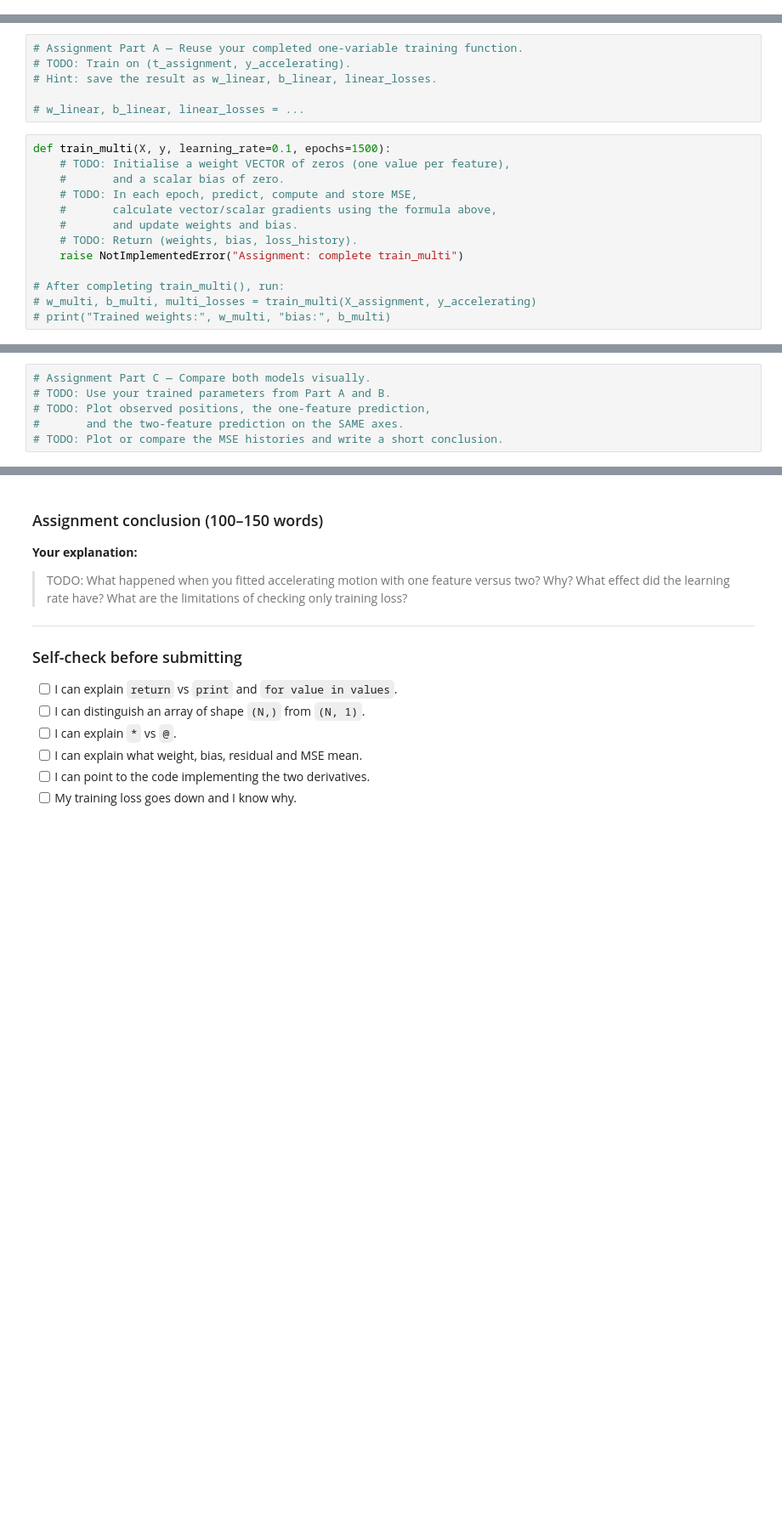
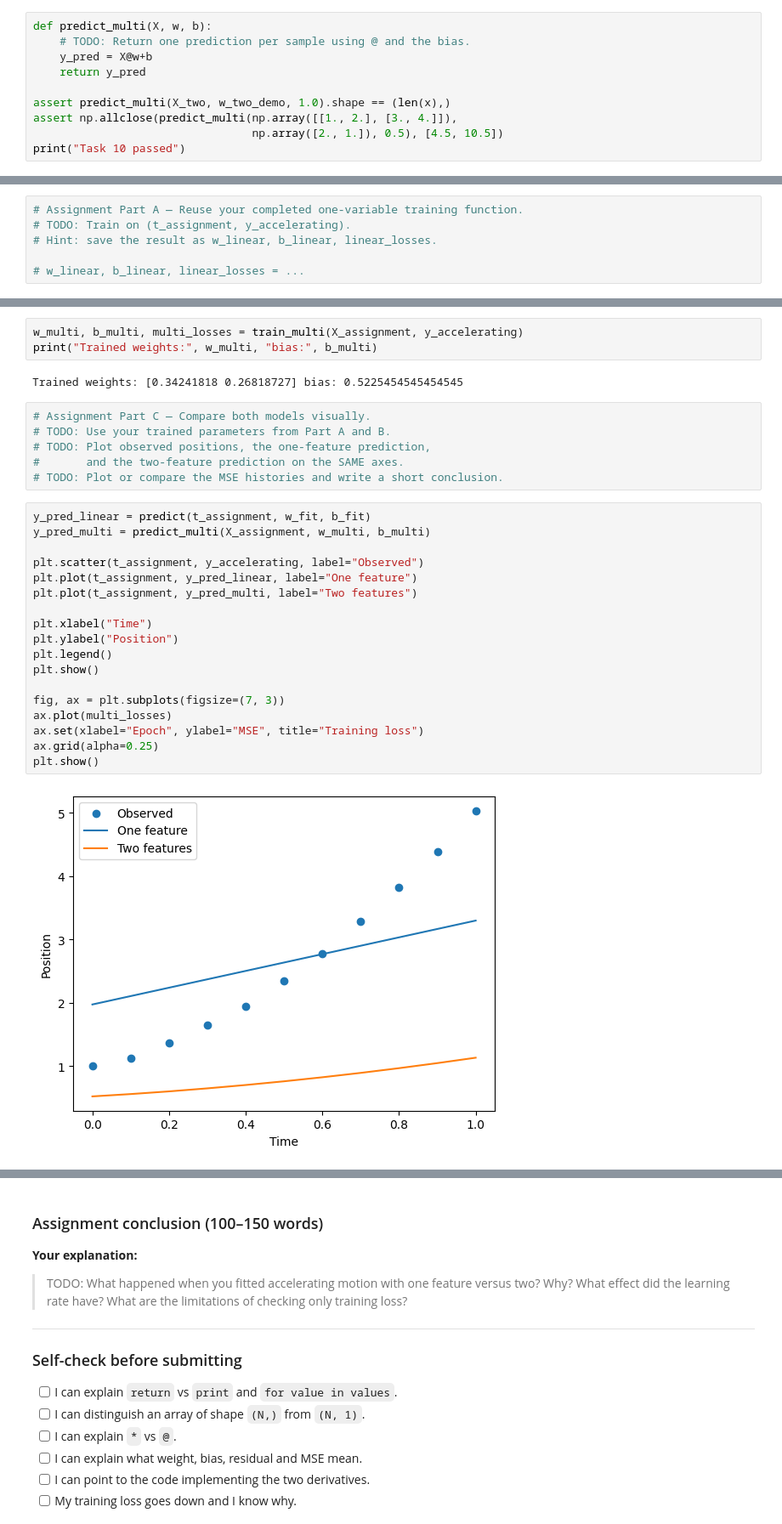
Before and after one commit to SiaDu/MLMPworkshop, a Jupyter notebook: workshop04_Python_NumPy_LinearRegression/Workshop04_Python_NumPy_LinearRegression.ipynb, the cells around one changed output, grey strips where cells are left out. Shown at 85% size. Saved outputs shown, nothing was run; the diff lists cells and outputs as text; blank space fills up the shorter version.

```diff
--- a/workshop04_Python_NumPy_LinearRegression/Workshop04_Python_NumPy_LinearRegression.ipynb
+++ b/workshop04_Python_NumPy_LinearRegression/Workshop04_Python_NumPy_LinearRegression.ipynb
@@ -419,0 +570,10 @@ print("Task 10 passed")
+# %%
+def predict_multi(X, w, b):
+    # TODO: Return one prediction per sample using @ and the bias.
+    y_pred = X@w+b
+    return y_pred
+
+assert predict_multi(X_two, w_two_demo, 1.0).shape == (len(x),)
+assert np.allclose(predict_multi(np.array([[1., 2.], [3., 4.]]),
+                                 np.array([2., 1.]), 0.5), [4.5, 10.5])
+print("Task 10 passed")
@@ -462,16 +628,3 @@ plot_motion_fit(t_assignment, y_accelerating,
 # Hint: save the result as w_linear, b_linear, linear_losses.
 
 # w_linear, b_linear, linear_losses = ...
-# %%
-def train_multi(X, y, learning_rate=0.1, epochs=1500):
-    # TODO: Initialise a weight VECTOR of zeros (one value per feature),
-    #       and a scalar bias of zero.
-    # TODO: In each epoch, predict, compute and store MSE,
-    #       calculate vector/scalar gradients using the formula above,
-    #       and update weights and bias.
-    # TODO: Return (weights, bias, loss_history).
-    raise NotImplementedError("Assignment: complete train_multi")
-
-# After completing train_multi(), run:
-# w_multi, b_multi, multi_losses = train_multi(X_assignment, y_accelerating)
-# print("Trained weights:", w_multi, "bias:", b_multi)
@@ -478,6 +669,31 @@ def train_multi(X, y, learning_rate=0.1, epochs=1500):
+# %%
+w_multi, b_multi, multi_losses = train_multi(X_assignment, y_accelerating)
+print("Trained weights:", w_multi, "bias:", b_multi)
+# %% [output]
+Trained weights: [0.34241818 0.26818727] bias: 0.5225454545454545
 # %%
 # Assignment Part C — Compare both models visually.
 # TODO: Use your trained parameters from Part A and B.
 # TODO: Plot observed positions, the one-feature prediction,
 #       and the two-feature prediction on the SAME axes.
 # TODO: Plot or compare the MSE histories and write a short conclusion.
+# %%
+y_pred_linear = predict(t_assignment, w_fit, b_fit)
+y_pred_multi = predict_multi(X_assignment, w_multi, b_multi)
+
+plt.scatter(t_assignment, y_accelerating, label="Observed")
+plt.plot(t_assignment, y_pred_linear, label="One feature")
+plt.plot(t_assignment, y_pred_multi, label="Two features")
+
+plt.xlabel("Time")
+plt.ylabel("Position")
+plt.legend()
+plt.show()
+
+fig, ax = plt.subplots(figsize=(7, 3))
+ax.plot(multi_losses)
+ax.set(xlabel="Epoch", ylabel="MSE", title="Training loss")
+ax.grid(alpha=0.25)
+plt.show()
+# %% [output]
+[figure, added]
```
Also changed, not shown: parts of 47 cells of this notebook, 2 other files.
